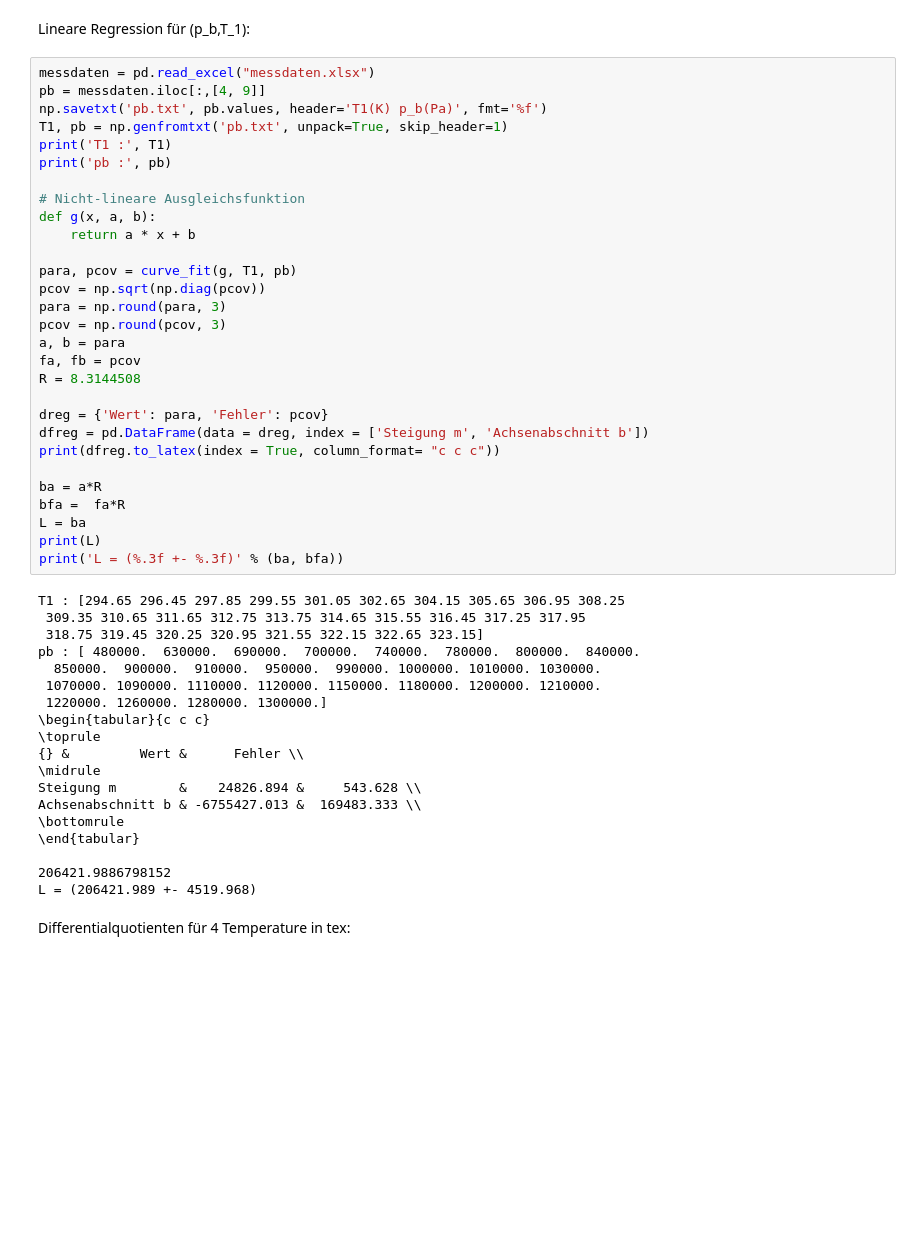
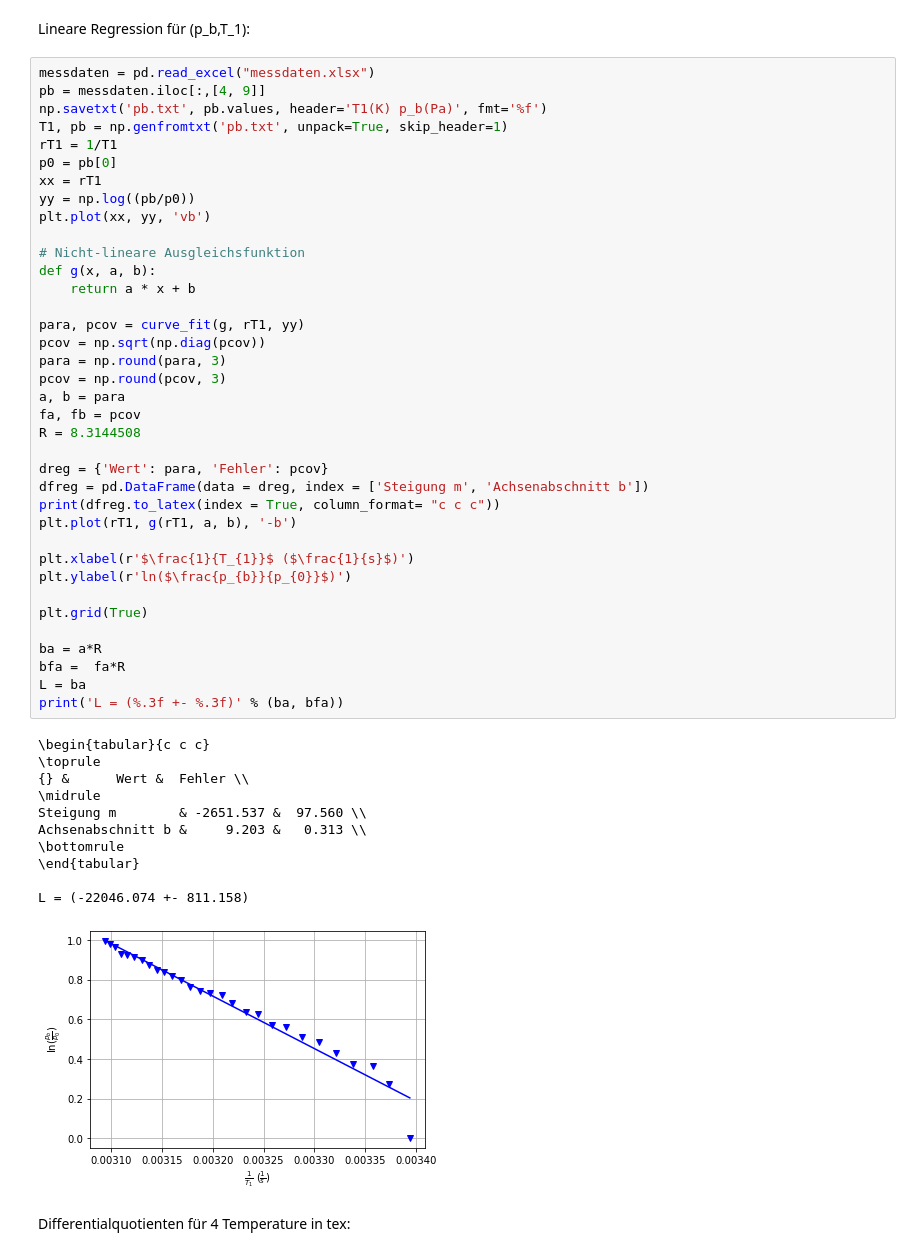
Before and after one commit to waerther/grundpraktikum1, a Jupyter notebook: v206/temp.ipynb, the cells around one changed output. Saved outputs shown, nothing was run; the diff lists cells and outputs as text; blank space fills up the shorter version.

```diff
--- a/v206/temp.ipynb
+++ b/v206/temp.ipynb
@@ -82,49 +82,50 @@ messdaten = pd.read_excel("messdaten.xlsx")
 pb = messdaten.iloc[:,[4, 9]]
 np.savetxt('pb.txt', pb.values, header='T1(K) p_b(Pa)', fmt='%f')
 T1, pb = np.genfromtxt('pb.txt', unpack=True, skip_header=1)
-print('T1 :', T1)
-print('pb :', pb)
+rT1 = 1/T1
+p0 = pb[0]
+xx = rT1
+yy = np.log((pb/p0))
+plt.plot(xx, yy, 'vb')
 
 # Nicht-lineare Ausgleichsfunktion
 def g(x, a, b):
     return a * x + b
 
-para, pcov = curve_fit(g, T1, pb)
+para, pcov = curve_fit(g, rT1, yy)
 pcov = np.sqrt(np.diag(pcov))
 para = np.round(para, 3)
 pcov = np.round(pcov, 3)
 a, b = para
 fa, fb = pcov
 R = 8.3144508
 
 dreg = {'Wert': para, 'Fehler': pcov}
 dfreg = pd.DataFrame(data = dreg, index = ['Steigung m', 'Achsenabschnitt b'])
 print(dfreg.to_latex(index = True, column_format= "c c c"))
+plt.plot(rT1, g(rT1, a, b), '-b')
+
+plt.xlabel(r'$\frac{1}{T_{1}}$ ($\frac{1}{s}$)')
+plt.ylabel(r'ln($\frac{p_{b}}{p_{0}}$)')
+
+plt.grid(True)
 
 ba = a*R
 bfa =  fa*R
 L = ba
-print(L)
 print('L = (%.3f +- %.3f)' % (ba, bfa))
 # %% [output]
-T1 : [294.65 296.45 297.85 299.55 301.05 302.65 304.15 305.65 306.95 308.25
- 309.35 310.65 311.65 312.75 313.75 314.65 315.55 316.45 317.25 317.95
- 318.75 319.45 320.25 320.95 321.55 322.15 322.65 323.15]
-pb : [ 480000.  630000.  690000.  700000.  740000.  780000.  800000.  840000.
-  850000.  900000.  910000.  950000.  990000. 1000000. 1010000. 1030000.
- 1070000. 1090000. 1110000. 1120000. 1150000. 1180000. 1200000. 1210000.
- 1220000. 1260000. 1280000. 1300000.]
 \begin{tabular}{c c c}
 \toprule
-{} &         Wert &      Fehler \\
+{} &      Wert &  Fehler \\
 \midrule
-Steigung m        &    24826.894 &     543.628 \\
-Achsenabschnitt b & -6755427.013 &  169483.333 \\
+Steigung m        & -2651.537 &  97.560 \\
+Achsenabschnitt b &     9.203 &   0.313 \\
 \bottomrule
 \end{tabular}
 
-206421.9886798152
-L = (206421.989 +- 4519.968)
+L = (-22046.074 +- 811.158)
+[figure, added]
 # %% [markdown]
 Differentialquotienten für 4 Temperature in tex:
 # %%
```
Also changed, not shown: 2 other files.
